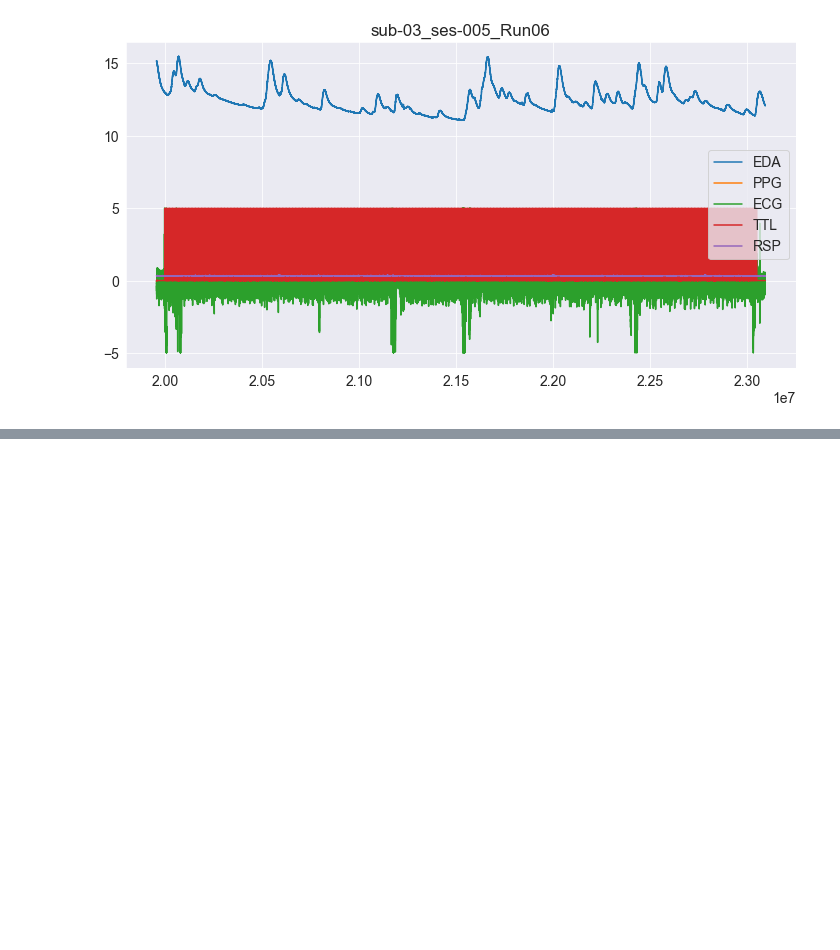
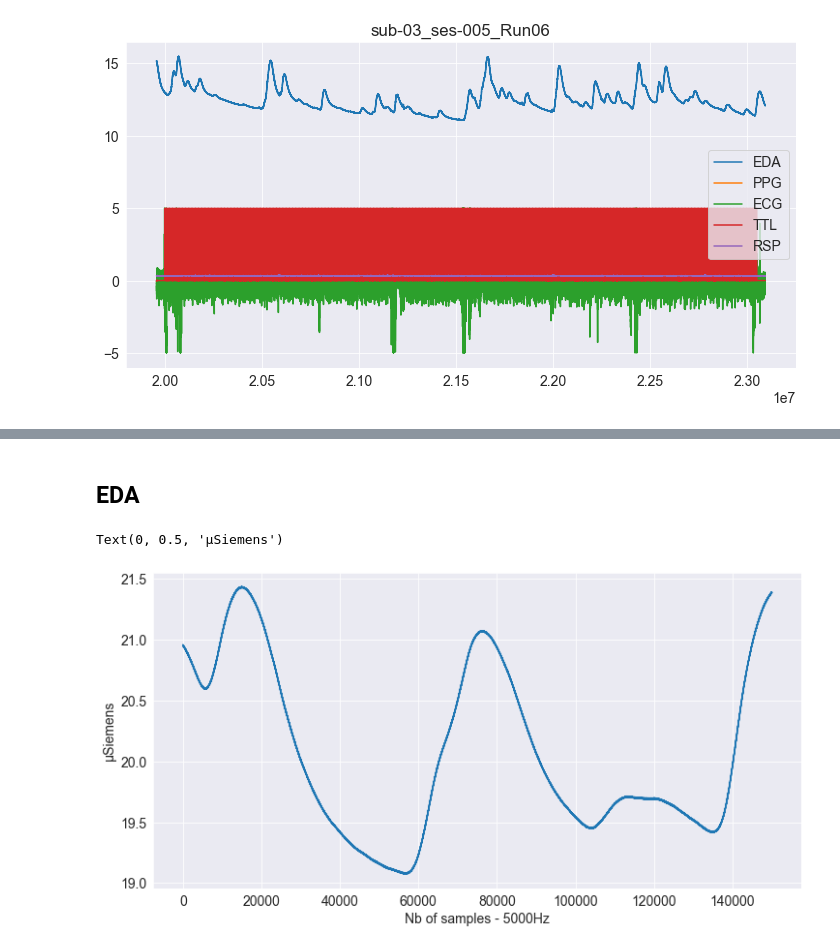
Before and after one commit to courtois-neuromod/ds_prep, a Jupyter notebook: physio/converting_cleaning.ipynb, the cells around one changed output, grey strips where cells are left out. Saved outputs shown, nothing was run; the diff lists cells and outputs as text; code cells hidden in the pictures; blank space fills up the shorter version.

```diff
--- a/physio/converting_cleaning.ipynb
+++ b/physio/converting_cleaning.ipynb
@@ -66,0 +83,10 @@ bio_df
+# %% [markdown]
+## EDA
+# %%
+eda_raw = bio_df['EDA']
+plt.plot(eda_raw[:150000])
+plt.xlabel("Nb of samples - 5000Hz")
+plt.ylabel("µSiemens")
+# %% [output]
+Text(0, 0.5, 'µSiemens')
+[figure, added]
```
Also changed, not shown: parts of 28 cells of this notebook, 1 other file.
